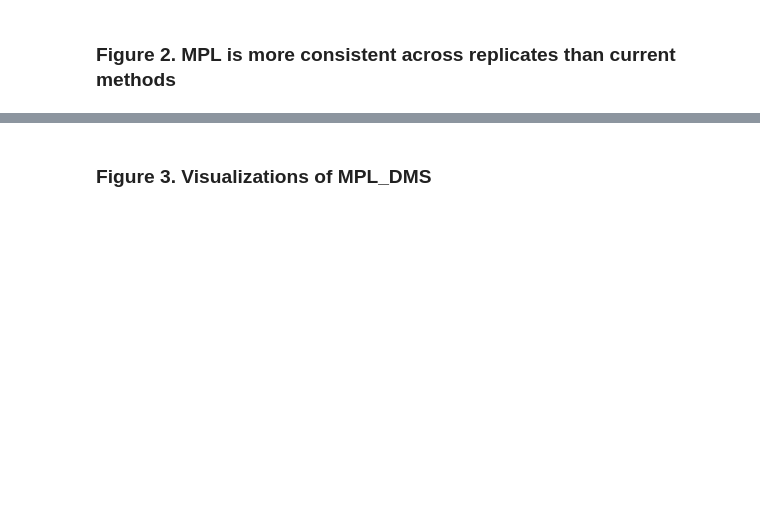
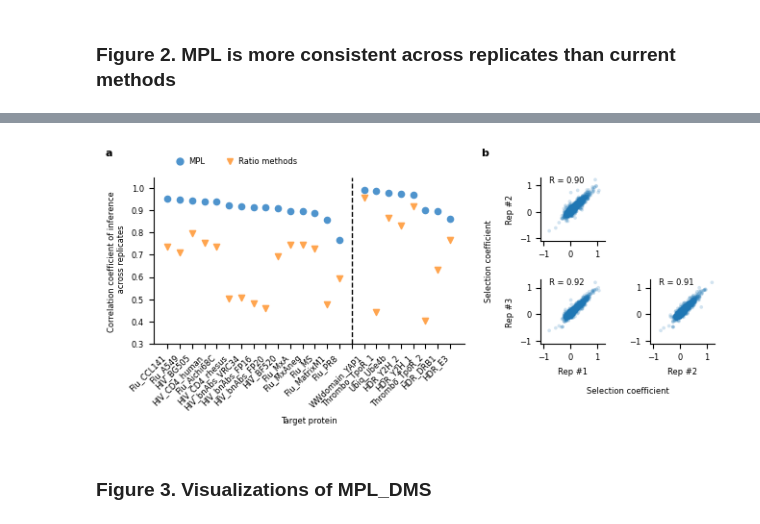
Before and after one commit to bartonlab/paper-DMS-inference, a Jupyter notebook: figures.ipynb, the cells around one changed output, grey strips where cells are left out. Cells and saved outputs as stored; diff of their text form; code cells hidden in the pictures; blank space fills up the shorter version.

```diff
--- a/figures.ipynb
+++ b/figures.ipynb
@@ -494,2 +105,7 @@ plt.show()
+# %%
+figures.FIG2_METHODS_COMPARISON()
+plt.show()
+# %% [output]
+[figure, added]
 # %% [markdown]
 ### Figure 3. Visualizations of MPL_DMS<a class = "anchor" id = "visualization"></a>
```
Also changed, not shown: parts of 6 cells of this notebook, 5 other files.
